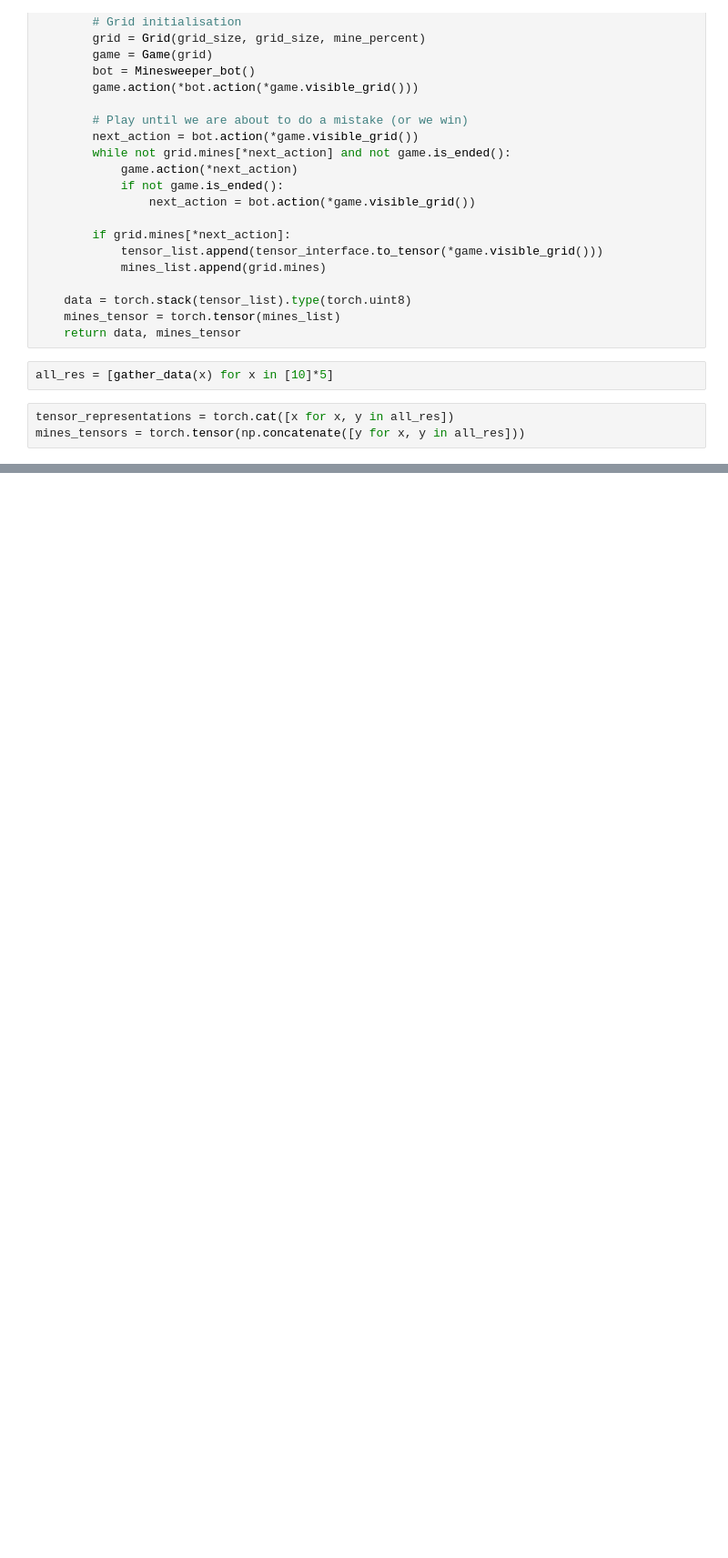
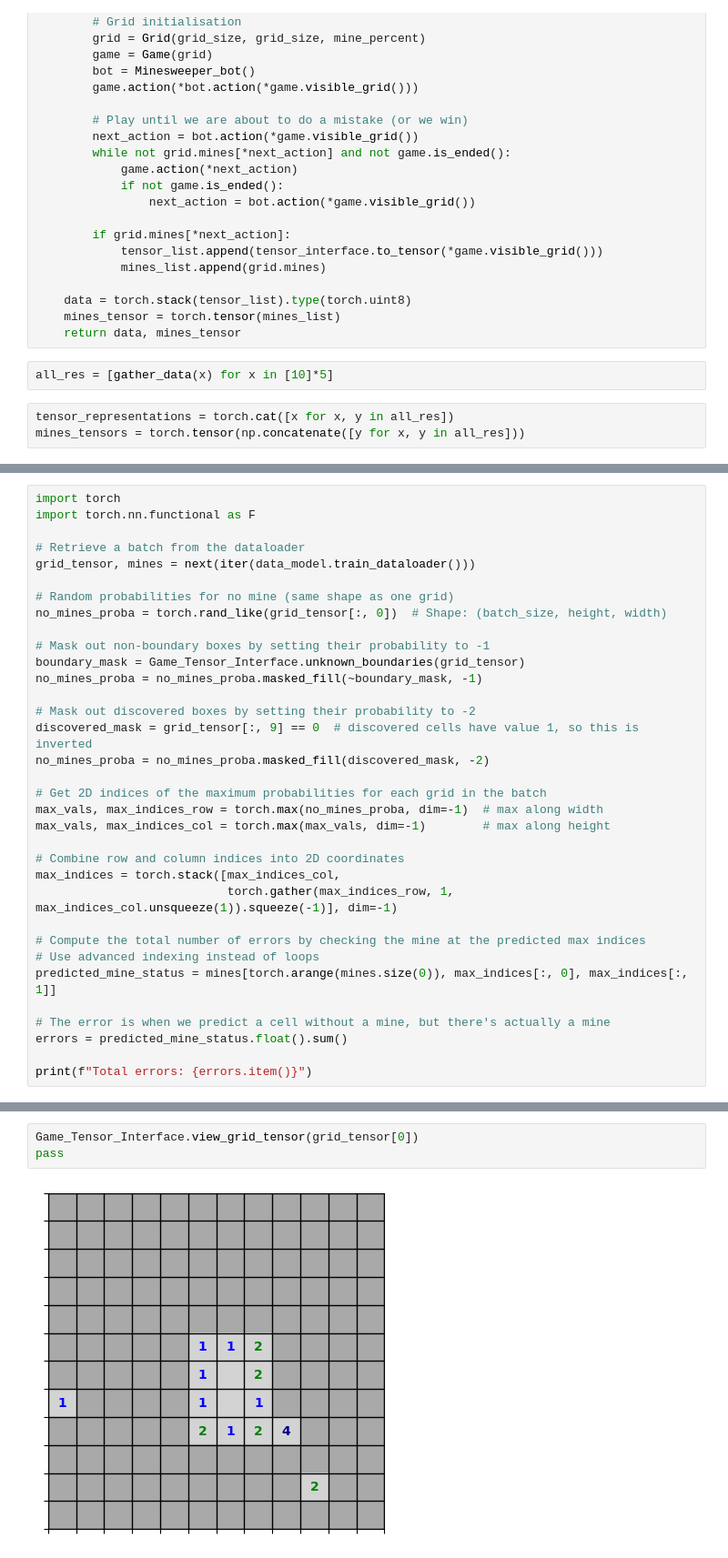
Before and after one commit to Momo056/Minesweeper, a Jupyter notebook: dataset_creation.ipynb, the cells around one changed output, grey strips where cells are left out. Shown at 91% size. Drawn from its saved outputs; the diff is of its cells as text; blank space fills up the shorter version.

```diff
--- a/dataset_creation.ipynb
+++ b/dataset_creation.ipynb
@@ -115,0 +188,34 @@ mines_tensors = torch.tensor(np.concatenate([y for x, y in all_res]))
+# %%
+import torch
+import torch.nn.functional as F
+
+# Retrieve a batch from the dataloader
+grid_tensor, mines = next(iter(data_model.train_dataloader()))
+
+# Random probabilities for no mine (same shape as one grid)
+no_mines_proba = torch.rand_like(grid_tensor[:, 0])  # Shape: (batch_size, height, width)
+
+# Mask out non-boundary boxes by setting their probability to -1
+boundary_mask = Game_Tensor_Interface.unknown_boundaries(grid_tensor)
+no_mines_proba = no_mines_proba.masked_fill(~boundary_mask, -1)
+
+# Mask out discovered boxes by setting their probability to -2
+discovered_mask = grid_tensor[:, 9] == 0  # discovered cells have value 1, so this is inverted
+no_mines_proba = no_mines_proba.masked_fill(discovered_mask, -2)
+
+# Get 2D indices of the maximum probabilities for each grid in the batch
+max_vals, max_indices_row = torch.max(no_mines_proba, dim=-1)  # max along width
+max_vals, max_indices_col = torch.max(max_vals, dim=-1)        # max along height
+
+# Combine row and column indices into 2D coordinates
+max_indices = torch.stack([max_indices_col,
+                           torch.gather(max_indices_row, 1, max_indices_col.unsqueeze(1)).squeeze(-1)], dim=-1)
+
+# Compute the total number of errors by checking the mine at the predicted max indices
+# Use advanced indexing instead of loops
+predicted_mine_status = mines[torch.arange(mines.size(0)), max_indices[:, 0], max_indices[:, 1]]
+
+# The error is when we predict a cell without a mine, but there's actually a mine
+errors = predicted_mine_status.float().sum()
+
+print(f"Total errors: {errors.item()}")
@@ -121,0 +285,5 @@ torch.save([tensor_representations, mines_tensors], f'dataset/lose_bot/12x12_{le
+# %%
+Game_Tensor_Interface.view_grid_tensor(grid_tensor[0])
+pass
+# %% [output]
+[figure, added]
```
Also changed, not shown: parts of 28 cells of this notebook, 6 other files.
